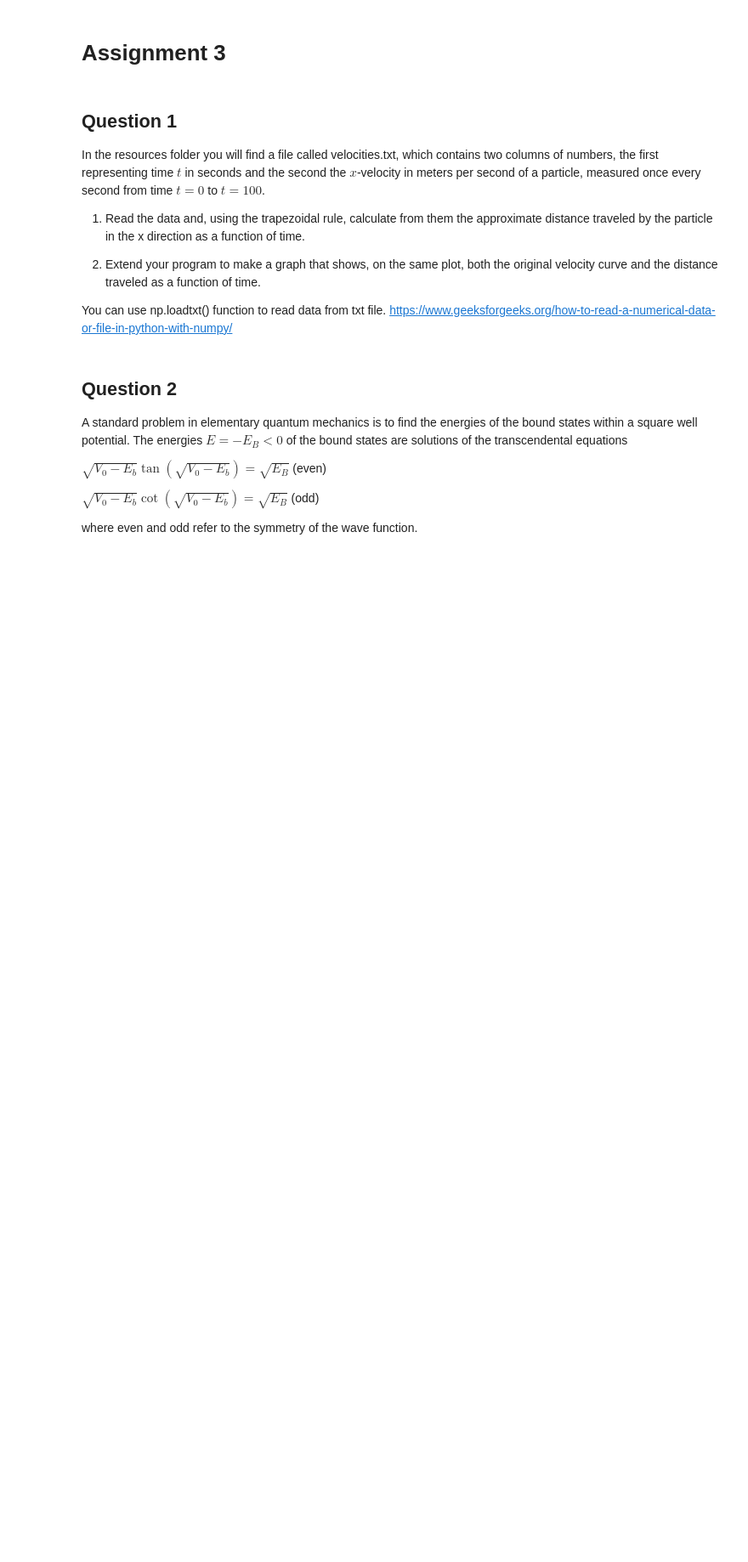
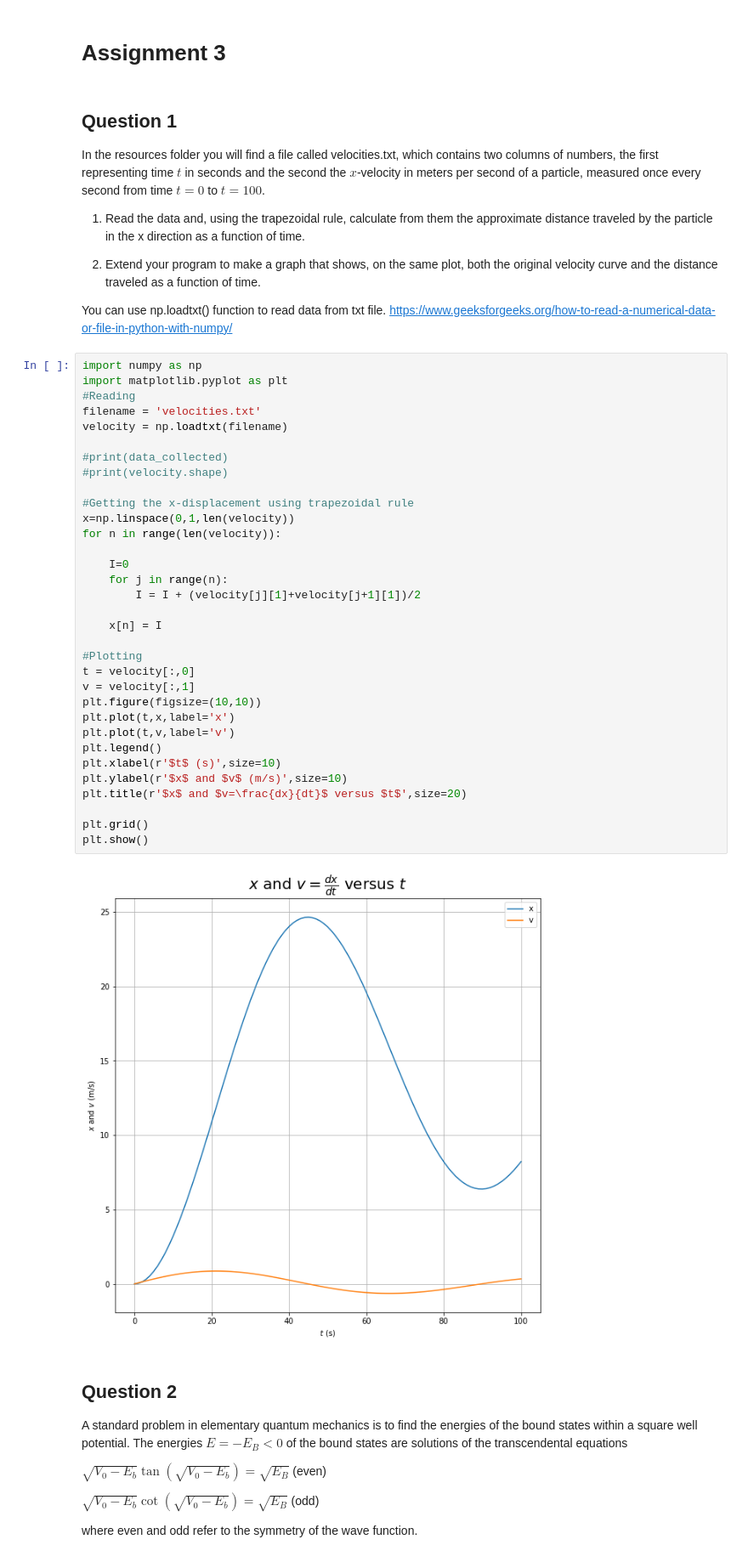
Before and after one commit to SCH-IITK/Computational-Physics-2022, a Jupyter notebook: Week 3/Assignment 3.ipynb, the cells around one changed output. Shown: that part at 85% size. Saved outputs shown, nothing was run; the diff lists cells and outputs as text; blank space fills up the shorter version.

```diff
--- a/Week 3/Assignment 3.ipynb
+++ b/Week 3/Assignment 3.ipynb
@@ -11,6 +11,41 @@ contains two columns of numbers, the first representing time $t$ in seconds and
 
 You can use np.loadtxt() function to read data from txt file.
 https://www.geeksforgeeks.org/how-to-read-a-numerical-data-or-file-in-python-with-numpy/
+# %%
+import numpy as np
+import matplotlib.pyplot as plt
+#Reading
+filename = 'velocities.txt'
+velocity = np.loadtxt(filename)
+
+#print(data_collected)
+#print(velocity.shape)
+
+#Getting the x-displacement using trapezoidal rule
+x=np.linspace(0,1,len(velocity))
+for n in range(len(velocity)):
+
+    I=0
+    for j in range(n):
+        I = I + (velocity[j][1]+velocity[j+1][1])/2
+
+    x[n] = I
+
+#Plotting
+t = velocity[:,0]
+v = velocity[:,1]
+plt.figure(figsize=(10,10))
+plt.plot(t,x,label='x')
+plt.plot(t,v,label='v')
+plt.legend()
+plt.xlabel(r'$t$ (s)',size=10)
+plt.ylabel(r'$x$ and $v$ (m/s)',size=10)
+plt.title(r'$x$ and $v=\frac{dx}{dt}$ versus $t$',size=20)
+
+plt.grid()
+plt.show()
+# %% [output]
+[figure, added]
 # %% [markdown]
 ## Question 2
 A standard problem in elementary quantum mechanics is to find the energies of
```
Also changed, not shown: parts of 3 cells of this notebook.
